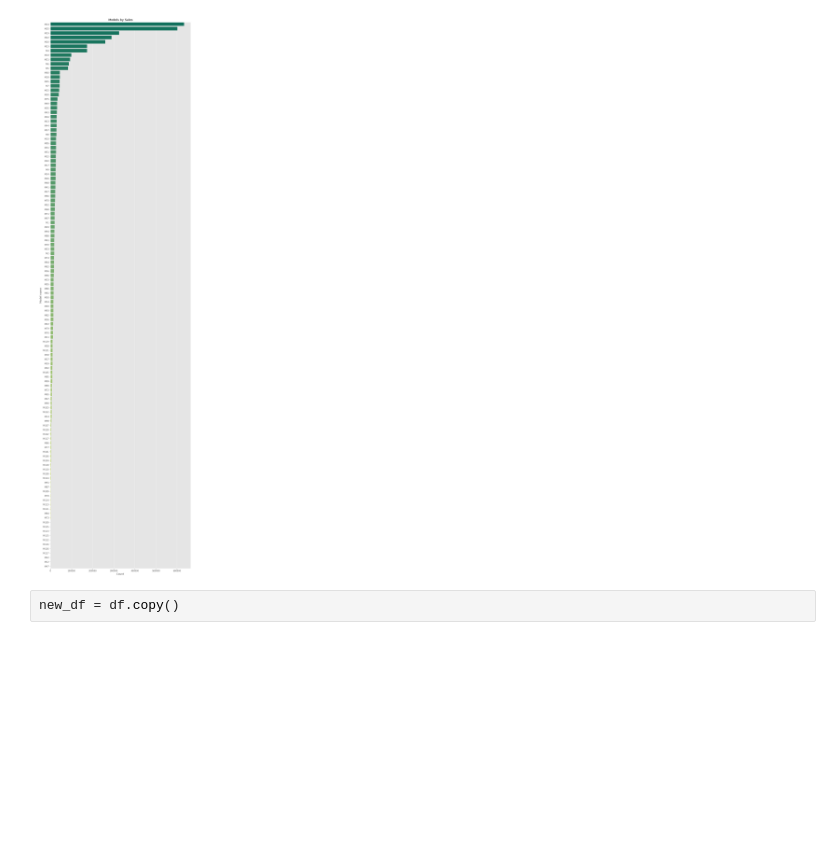
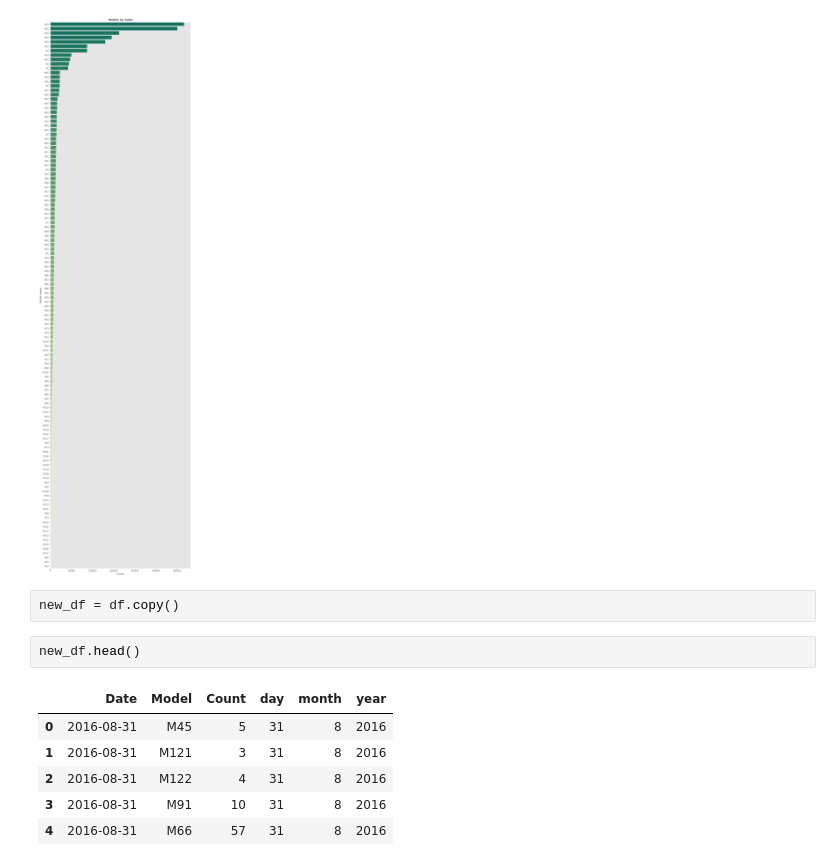
Before and after one commit to MusfiqDehan/1811821042_CSE445_Spring21, a Jupyter notebook: Problem-2/demand.ipynb, the cells around one changed output. Drawn from its saved outputs; the diff is of its cells as text; blank space fills up the shorter version.

Commit message:
Problem-2: Checking new dataframe head

```diff
--- a/Problem-2/demand.ipynb
+++ b/Problem-2/demand.ipynb
@@ -170,3 +170,12 @@ plt.show()
 [figure]
 # %%
 new_df = df.copy()
+# %%
+new_df.head()
+# %% [output]
+|  | Date | Model | Count | day | month | year |
+| 0 | 2016-08-31 | M45 | 5 | 31 | 8 | 2016 |
+| 1 | 2016-08-31 | M121 | 3 | 31 | 8 | 2016 |
+| 2 | 2016-08-31 | M122 | 4 | 31 | 8 | 2016 |
+| 3 | 2016-08-31 | M91 | 10 | 31 | 8 | 2016 |
+| 4 | 2016-08-31 | M66 | 57 | 31 | 8 | 2016 |
```
